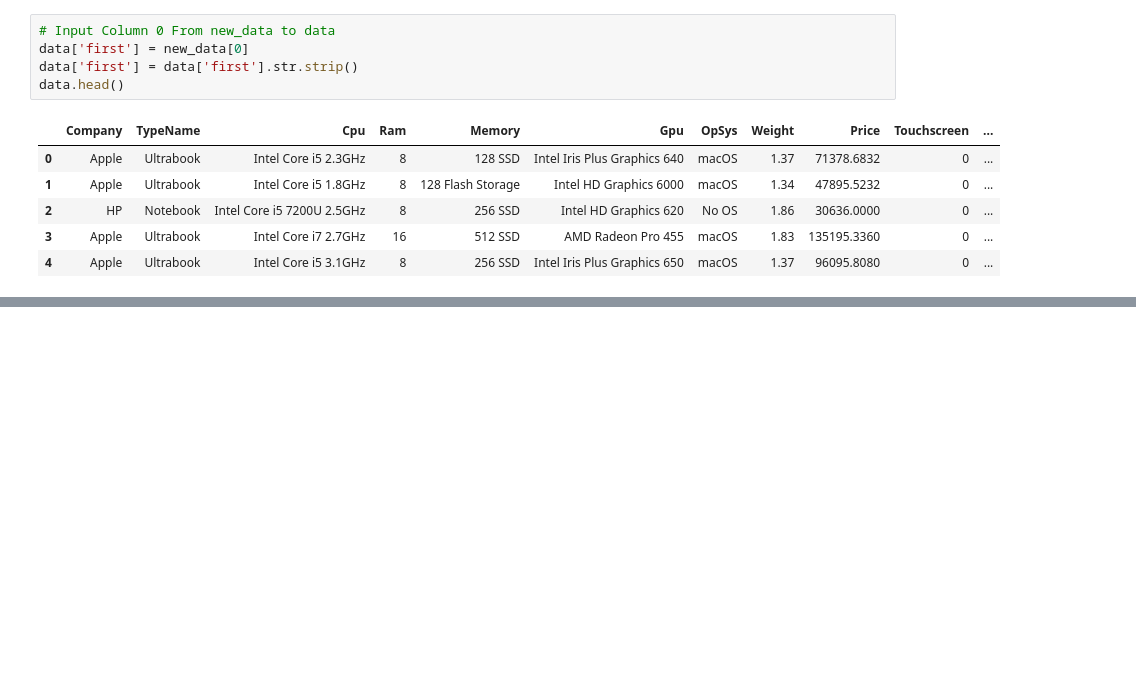
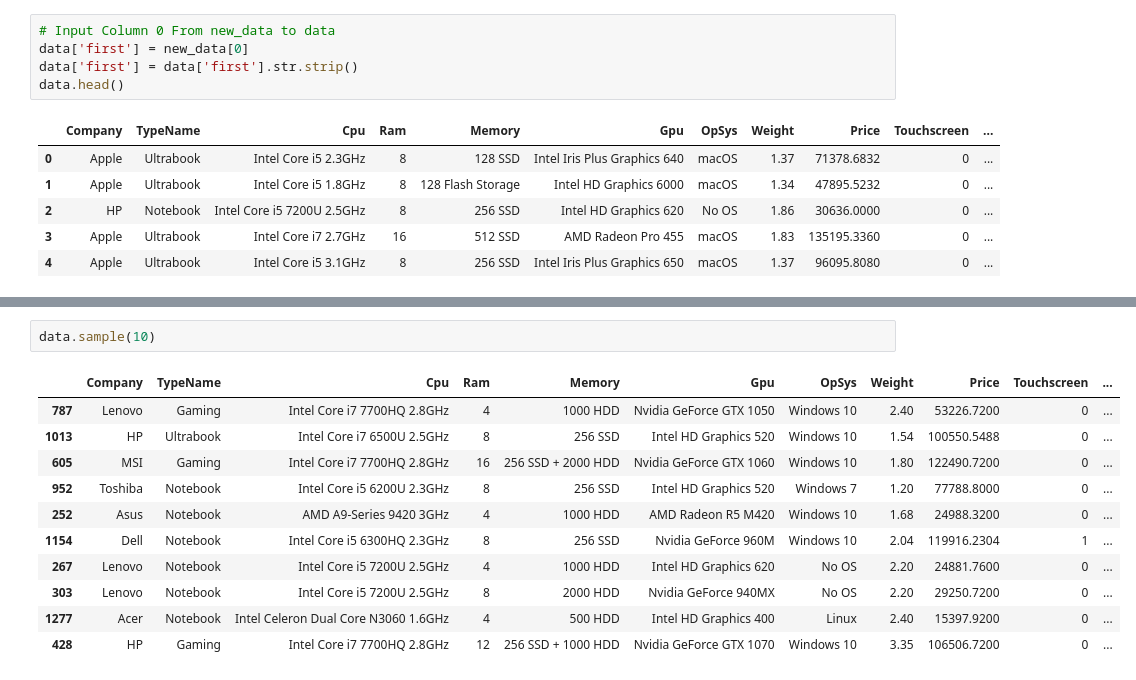
Before and after one commit to dikhaarianda/Laptop-Price-Predictor, a Jupyter notebook: PricePrediction-App.ipynb, the cells around one changed output, grey strips where cells are left out. Drawn from its saved outputs; the diff is of its cells as text; blank space fills up the shorter version.

```diff
--- a/PricePrediction-App.ipynb
+++ b/PricePrediction-App.ipynb
@@ -401,0 +419,14 @@ data.head()
+# %%
+data.sample(10)
+# %% [output]
+|  | Company | TypeName | Cpu | Ram | Memory | Gpu | OpSys | Weight | Price | Touchscreen | ... |
+| 787 | Lenovo | Gaming | Intel Core i7 7700HQ 2.8GHz | 4 | 1000 HDD | Nvidia GeForce GTX 1050 | Windows 10 | 2.40 | 53226.7200 | 0 | ... |
+| 1013 | HP | Ultrabook | Intel Core i7 6500U 2.5GHz | 8 | 256 SSD | Intel HD Graphics 520 | Windows 10 | 1.54 | 100550.5488 | 0 | ... |
+| 605 | MSI | Gaming | Intel Core i7 7700HQ 2.8GHz | 16 | 256 SSD + 2000 HDD | Nvidia GeForce GTX 1060 | Windows 10 | 1.80 | 122490.7200 | 0 | ... |
+| 952 | Toshiba | Notebook | Intel Core i5 6200U 2.3GHz | 8 | 256 SSD | Intel HD Graphics 520 | Windows 7 | 1.20 | 77788.8000 | 0 | ... |
+| 252 | Asus | Notebook | AMD A9-Series 9420 3GHz | 4 | 1000 HDD | AMD Radeon R5 M420 | Windows 10 | 1.68 | 24988.3200 | 0 | ... |
+| 1154 | Dell | Notebook | Intel Core i5 6300HQ 2.3GHz | 8 | 256 SSD | Nvidia GeForce 960M | Windows 10 | 2.04 | 119916.2304 | 1 | ... |
+| 267 | Lenovo | Notebook | Intel Core i5 7200U 2.5GHz | 4 | 1000 HDD | Intel HD Graphics 620 | No OS | 2.20 | 24881.7600 | 0 | ... |
+| 303 | Lenovo | Notebook | Intel Core i5 7200U 2.5GHz | 8 | 2000 HDD | Nvidia GeForce 940MX | No OS | 2.20 | 29250.7200 | 0 | ... |
+| 1277 | Acer | Notebook | Intel Celeron Dual Core N3060 1.6GHz | 4 | 500 HDD | Intel HD Graphics 400 | Linux | 2.40 | 15397.9200 | 0 | ... |
+| 428 | HP | Gaming | Intel Core i7 7700HQ 2.8GHz | 12 | 256 SSD + 1000 HDD | Nvidia GeForce GTX 1070 | Windows 10 | 3.35 | 106506.7200 | 0 | ... |
```
Also changed, not shown: parts of 16 cells of this notebook.
